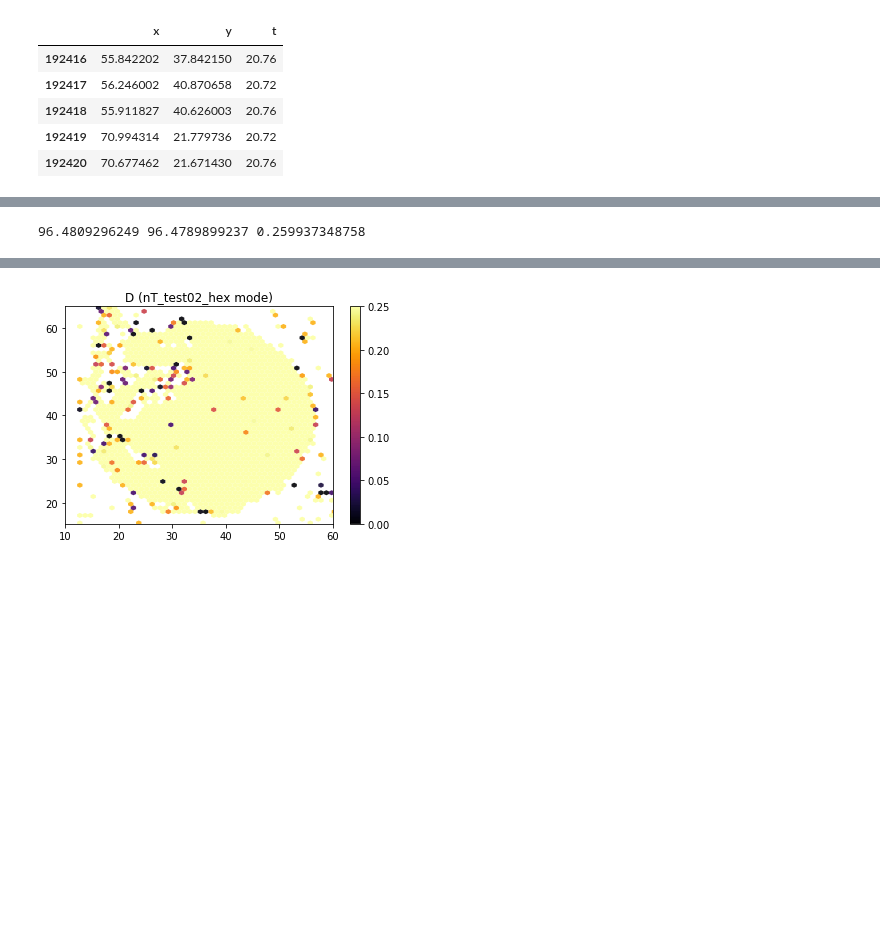
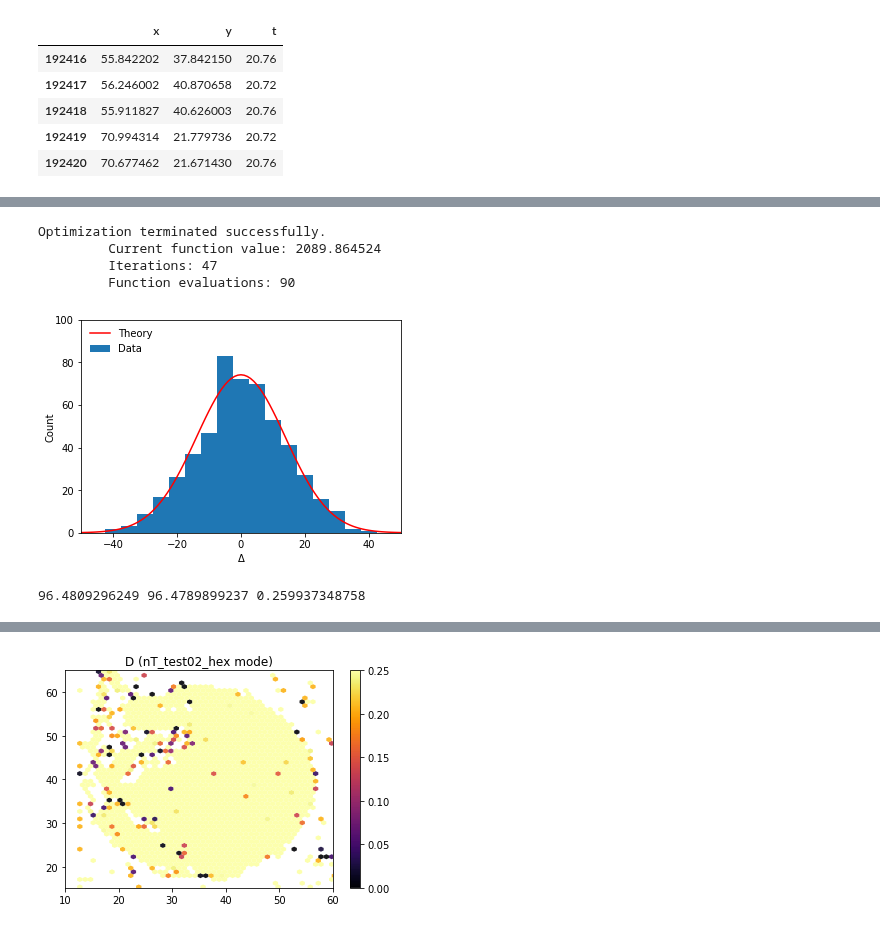
Before and after one commit to DecBayComp/TRamWAy, a Jupyter notebook: nontracking/nontracking-tramway_2zones-Optimized.ipynb, the cells around one changed output, grey strips where cells are left out. Drawn from its saved outputs; the diff is of its cells as text; code cells hidden in the pictures; blank space fills up the shorter version.

```diff
--- a/nontracking/nontracking-tramway_2zones-Optimized.ipynb
+++ b/nontracking/nontracking-tramway_2zones-Optimized.ipynb
@@ -70,34 +74,39 @@ r_t.tail()
 # %%
-# def mlnL_Deltas2(mus_,Deltas_):
-#     mu_on=mus_[0]
-#     mu_off=mus_[1]
-#     return -sum([np.log(skellam.pmf(Delta,mu_on,mu_off)) for Delta in Deltas_])
+def mlnL_Deltas2(mus_,Deltas_):
+    mu_on=mus_[0]
+    mu_off=mus_[1]
+    return -sum([np.log(skellam.pmf(Delta,mu_on,mu_off)) for Delta in Deltas_])
 
-# mu_on,mu_off=fmin(mlnL_Deltas2,x0=[100.,100.],args=(Deltas,))
-# p_off=mu_off/np.average(N_t[1:-1])
+mu_on,mu_off=fmin(mlnL_Deltas2,x0=[100.,100.],args=(Deltas,))
+p_off=mu_off/np.average(N_t[1:-1])
 
-# x_D=np.arange(np.floor(min(Deltas)),max(Deltas),1)
-# x_D=np.arange(-50,51,1)
-# h=5
-# bins=np.arange(-50-h/2.,51,h)
+x_D=np.arange(np.floor(min(Deltas)),max(Deltas),1)
+x_D=np.arange(-50,51,1)
+h=5
+bins=np.arange(-50-h/2.,51,h)
 
-# F=plt.figure()
-# #F.set_size_inches(3.375*0.5,1.5)
-# plt.axes([0.22,0.22,0.74,0.74])
-# plt.hist(Deltas,label='Data',bins=bins)
-# plt.plot(x_D,h*len(Deltas)*skellam.pmf(x_D,mu_on,mu_off),'r',label='Theory')
-# plt.legend(loc=2,frameon=False)
-# plt.xlabel(r'$\Delta$',labelpad=2)
-# plt.ylabel(r'Count',labelpad=0)
-# plt.axis([-50,50,0,100])
-# plt.show()
+F=plt.figure()
+#F.set_size_inches(3.375*0.5,1.5)
+plt.axes([0.22,0.22,0.74,0.74])
+plt.hist(Deltas,label='Data',bins=bins)
+plt.plot(x_D,h*len(Deltas)*skellam.pmf(x_D,mu_on,mu_off),'r',label='Theory')
+plt.legend(loc=2,frameon=False)
+plt.xlabel(r'$\Delta$',labelpad=2)
+plt.ylabel(r'Count',labelpad=0)
+plt.axis([-50,50,0,100])
+plt.show()
 
 mu_on=96.4809296249
 mu_off=96.4789899237
 p_off=0.259937348758
 
-print mu_on,mu_off,p_off
+print(mu_on,mu_off,p_off)
 # %% [output]
-96.4809296249 96.4789899237 0.259937348758
+Optimization terminated successfully.
+         Current function value: 2089.864524
+         Iterations: 47
+         Function evaluations: 90
+[figure, added]
+96.4809296249 96.4789899237 0.259937348758
 # %%
 t_start=10.04
```
Also changed, not shown: parts of 6 cells of this notebook, 23 other files.
